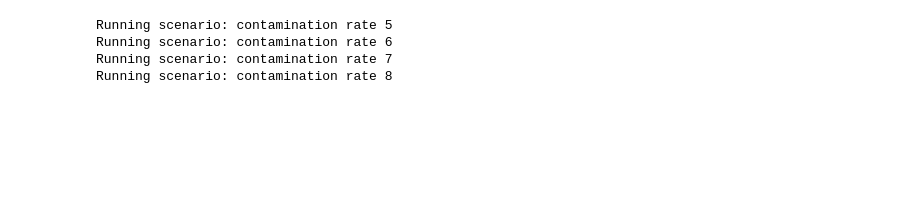
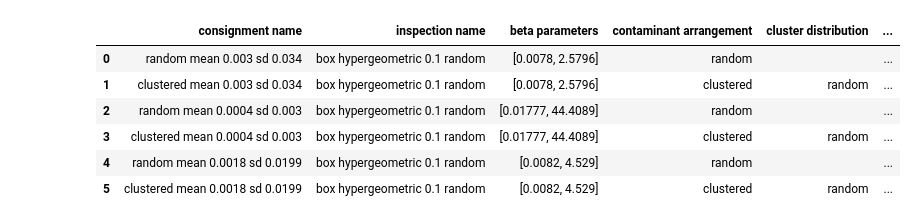
Before and after one commit to ncsu-landscape-dynamics/popsborder, a Jupyter notebook: simulation_use_cases.ipynb, the cells around one changed output. Drawn from its saved outputs; the diff is of its cells as text; code cells hidden in the pictures; blank space fills up the shorter version.

```diff
--- a/simulation_use_cases.ipynb
+++ b/simulation_use_cases.ipynb
@@ -69,14 +84,30 @@ df_fitted
+# %%
+# Format dataframe
+column_names = ["consignment name", "inspection name", "beta parameters", "contaminant arrangement", "cluster distribution", "infested boxes per cluster", "simulated contamination rate (mean)", "consignment failure rate"]
+df_contamination_pretty = df_fitted.iloc[:,[1,2,3,4,5,6,7,13]]
+# contaminate_validation_df_pretty.iloc[:,5] = contaminate_validation_df_pretty.iloc[:,5].astype(str)
+
+# beta_parameters = contaminate_validation_df.iloc[12:16,7]
+# contaminate_validation_df_pretty.iloc[12:16,5] = beta_parameters
+df_contamination_pretty.columns = column_names
+df_contamination_pretty.iloc[:,6] = df_contamination_pretty.iloc[:,6].round(decimals=4)
+df_contamination_pretty.iloc[:,7] = df_contamination_pretty.iloc[:,7].round(decimals=4)
+df_contamination_pretty
+# %% [output]
+|  | consignment name | inspection name | beta parameters | contaminant arrangement | cluster distribution | ... |
+| 0 | random mean 0.003 sd 0.034 | box hypergeometric 0.1 random | [0.0078, 2.5796] | random |  | ... |
+| 1 | clustered mean 0.003 sd 0.034 | box hypergeometric 0.1 random | [0.0078, 2.5796] | clustered | random | ... |
+| 2 | random mean 0.0004 sd 0.003 | box hypergeometric 0.1 random | [0.01777, 44.4089] | random |  | ... |
+| 3 | clustered mean 0.0004 sd 0.003 | box hypergeometric 0.1 random | [0.01777, 44.4089] | clustered | random | ... |
+| 4 | random mean 0.0018 sd 0.0199 | box hypergeometric 0.1 random | [0.0082, 4.529] | random |  | ... |
+| 5 | clustered mean 0.0018 sd 0.0199 | box hypergeometric 0.1 random | [0.0082, 4.529] | clustered | random | ... |
 # %%
-adjusted_contamination_rate_results = run_scenarios(
+num_consignments = 6082
+inspection_scenario_results = run_scenarios(
     config=basic_config,
-    scenario_table=adjusted_contamination_rate,
+    scenario_table=inspection_scenario_table,
     seed=42,
     num_simulations=5,
     num_consignments=num_consignments,
     detailed=False,
 )
-# %% [output]
-Running scenario: contamination rate 5
-Running scenario: contamination rate 6
-Running scenario: contamination rate 7
-Running scenario: contamination rate 8
```
Also changed, not shown: parts of 15 cells of this notebook, 6 other files.
